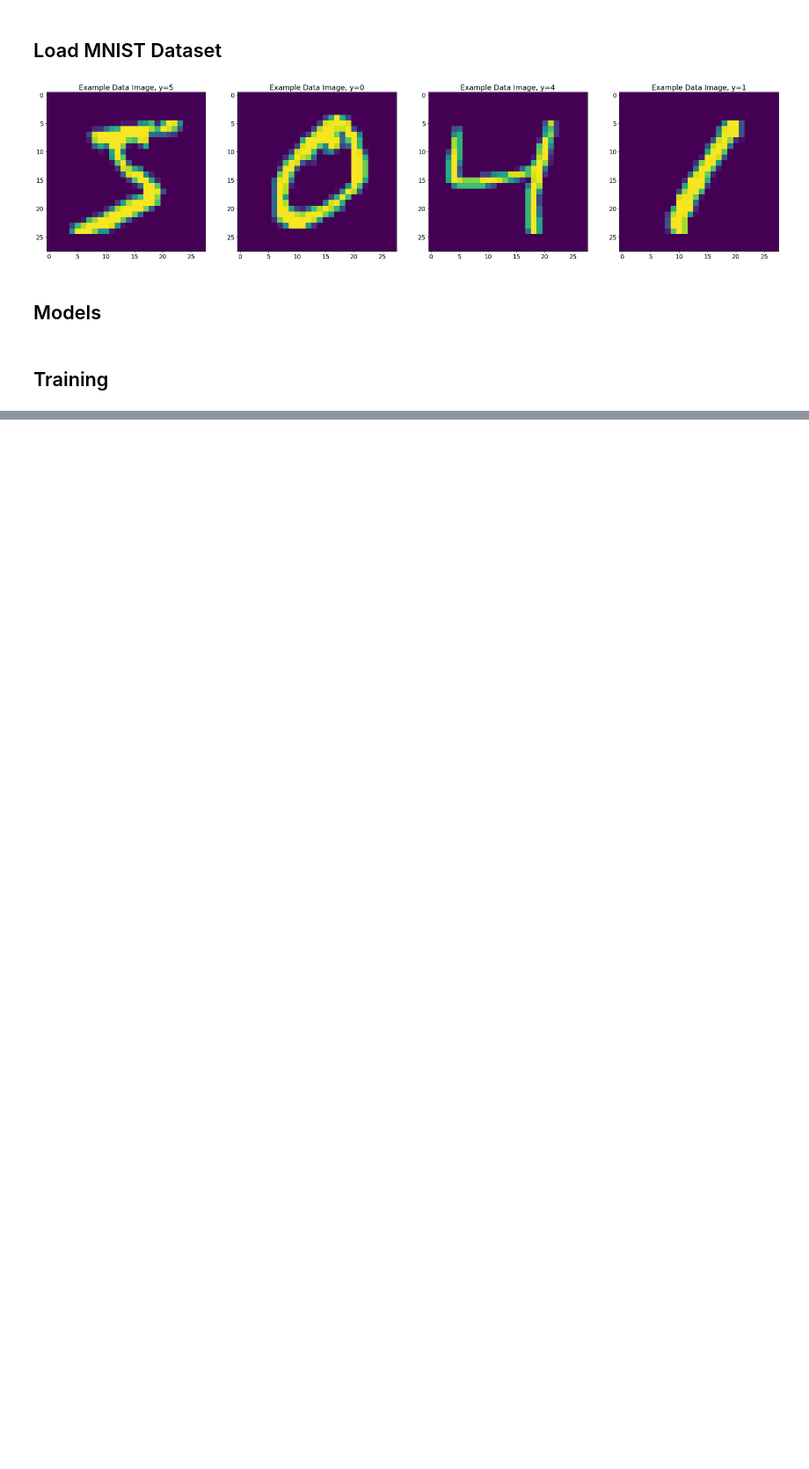
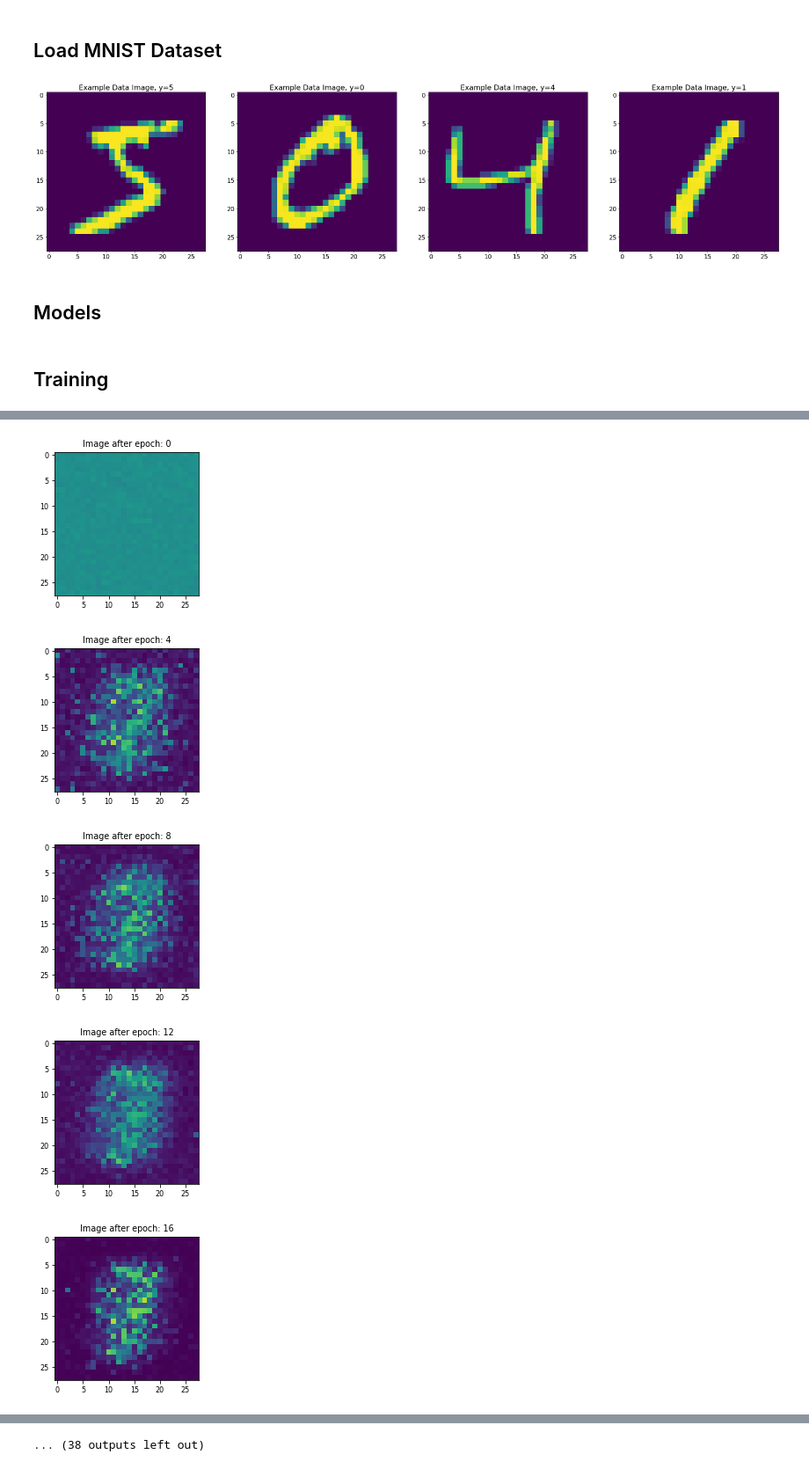
Before and after one commit to udeepam/gan, a Jupyter notebook: notebooks/gan.ipynb, the cells around one changed output, grey strips where cells are left out. Shown: that part at 88% size. Drawn from its saved outputs; the diff is of its cells as text; code cells hidden in the pictures; blank space fills up the shorter version.

```diff
--- a/notebooks/gan.ipynb
+++ b/notebooks/gan.ipynb
@@ -300,0 +374,17 @@ for epoch in range(epochs):
+# %%
+# Plot images generated by Generator
+plt.rcParams.update({'font.size': 8})
+for i, img in enumerate(measures['images']):
+    if i % 4 ==0:
+        plt.figure(figsize=(3,3))
+        imx, imy = (28,28)
+        visual = np.reshape(img, (imx,imy))
+        plt.title('Image after epoch: %s' %i)
+        plt.imshow(visual, vmin=-1, vmax=1)
+        plt.show()
+# %% [output]
+[figure, added]
+[figure, added]
+[figure, added]
+[figure, added]
+[figure, added]
@@ -300,0 +398 @@ for epoch in range(epochs):
+... (38 outputs left out)
```
Also changed, not shown: parts of 13 cells of this notebook.
